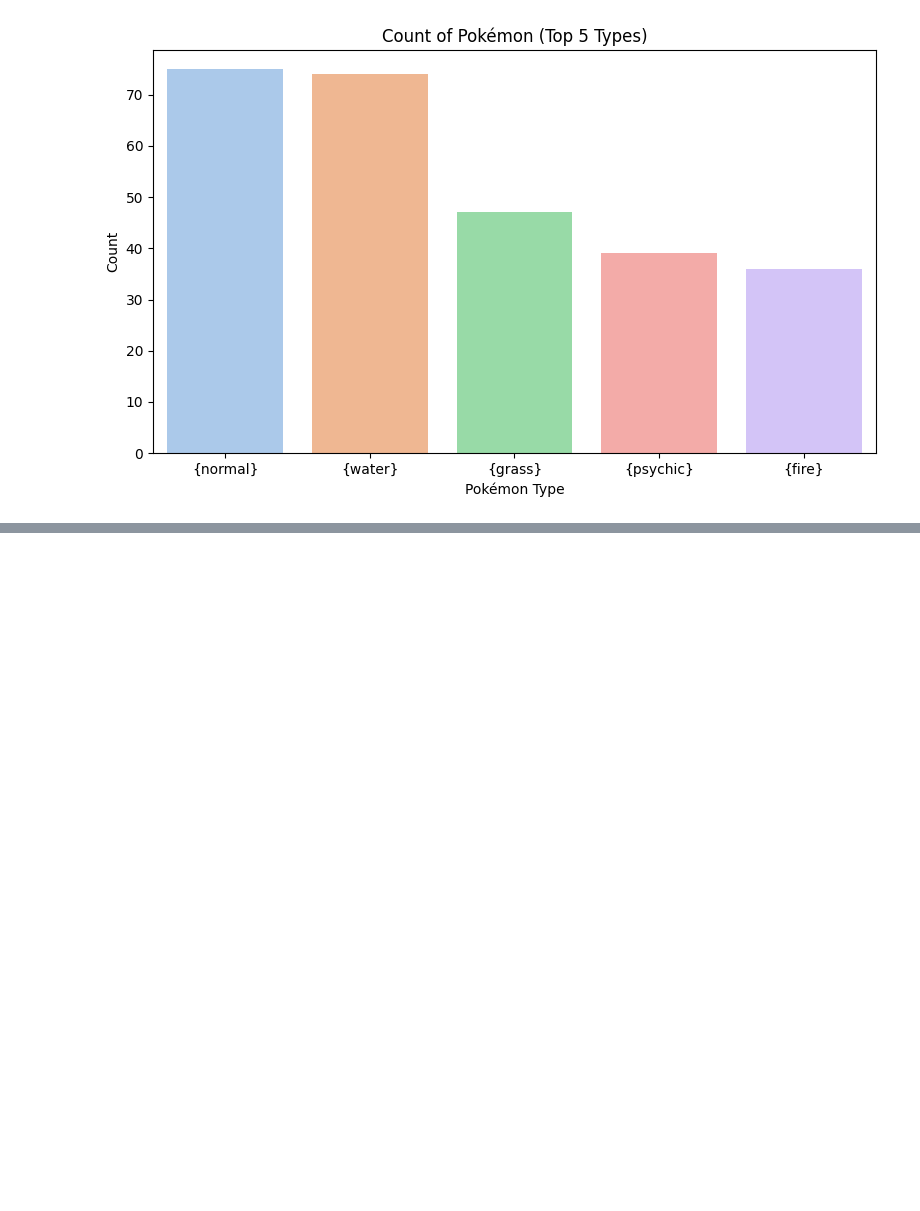
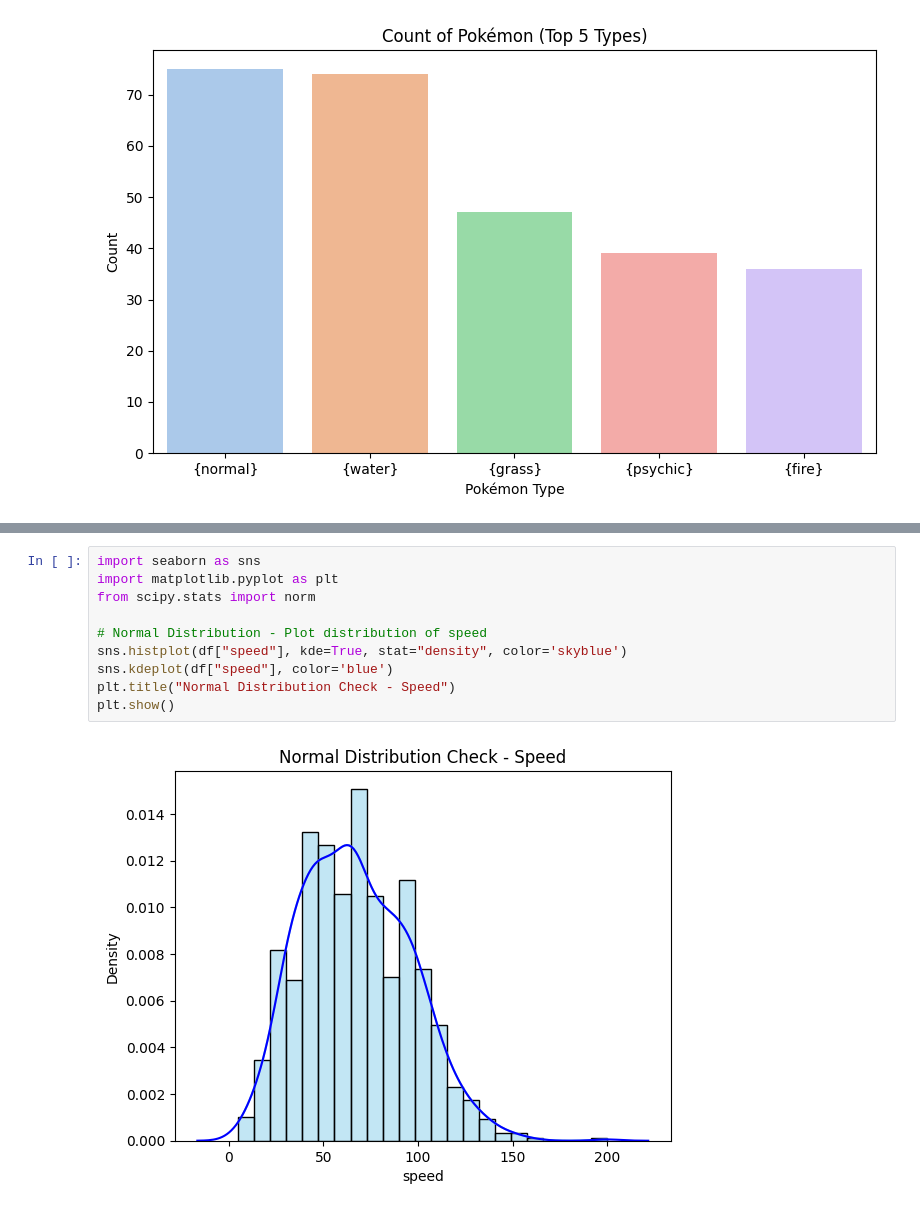
Before and after one commit to vedith12/DAV-assignment-207, a Jupyter notebook: dav_assignment_207.ipynb, the cells around one changed output, grey strips where cells are left out. Saved outputs shown, nothing was run; the diff lists cells and outputs as text; blank space fills up the shorter version.

```diff
--- a/dav_assignment_207.ipynb
+++ b/dav_assignment_207.ipynb
@@ -1045,0 +1053,12 @@ Passing `palette` without assigning `hue` is deprecated and will be removed in v
+# %%
+import seaborn as sns
+import matplotlib.pyplot as plt
+from scipy.stats import norm
+
+# Normal Distribution - Plot distribution of speed
+sns.histplot(df["speed"], kde=True, stat="density", color='skyblue')
+sns.kdeplot(df["speed"], color='blue')
+plt.title("Normal Distribution Check - Speed")
+plt.show()
+# %% [output]
+[figure, added]
```
Also changed, not shown: parts of 8 cells of this notebook.
